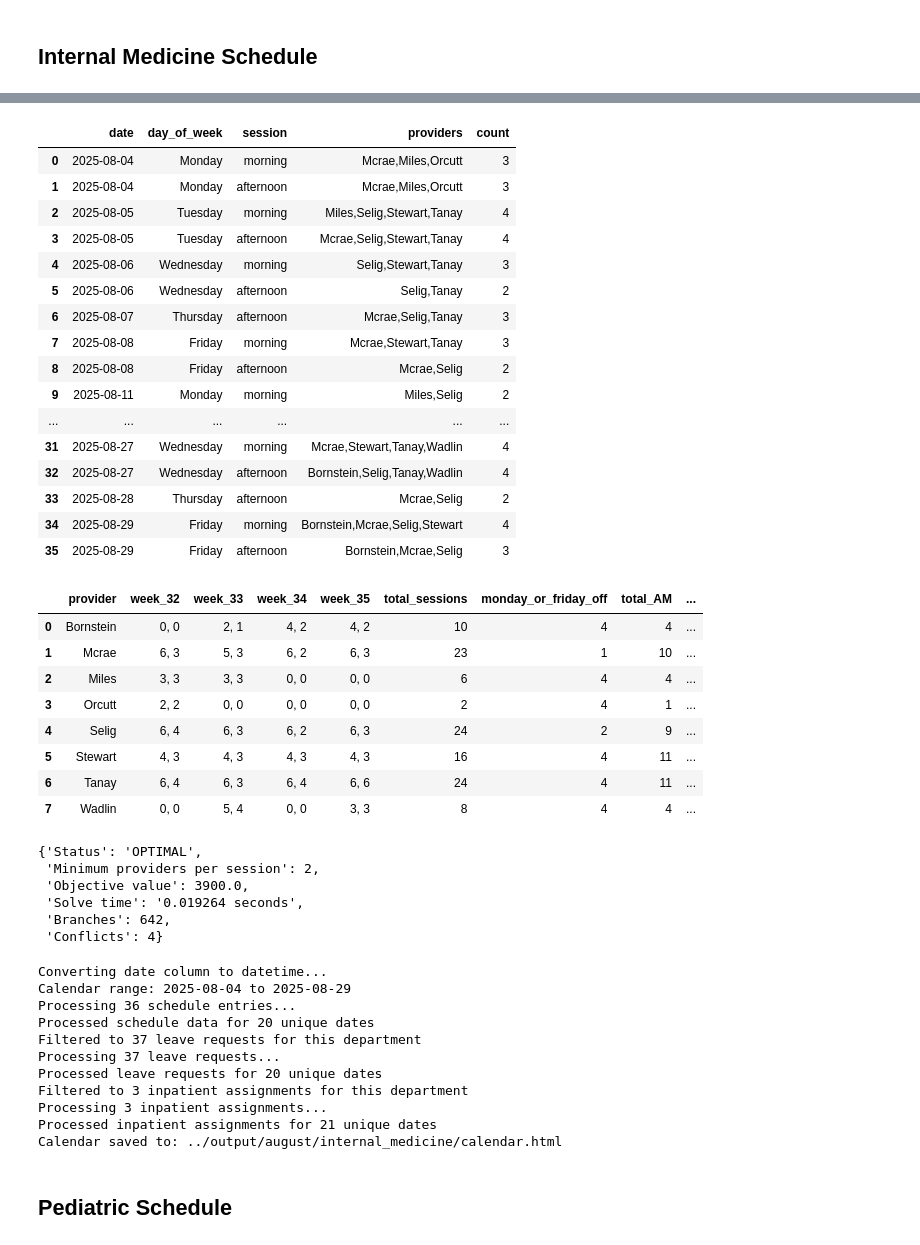
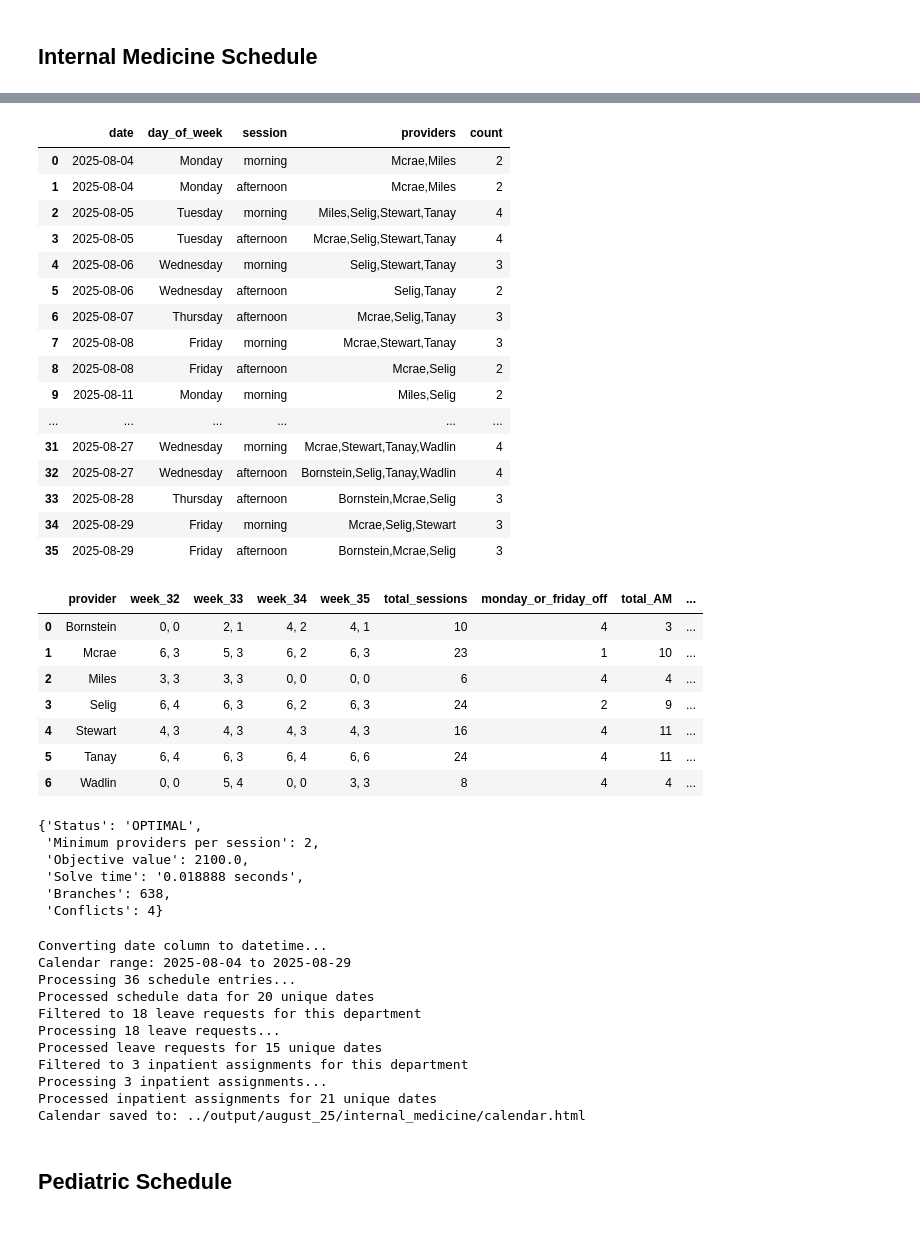
Before and after one commit to xavier-orcutt/chinle-primarycare-scheduler, a Jupyter notebook: notebooks/august_25.ipynb, the cells around one changed output, grey strips where cells are left out. Saved outputs shown, nothing was run; the diff lists cells and outputs as text; code cells hidden in the pictures.

Commit message:
organized output folder for august

```diff
--- a/notebooks/august_schedule.ipynb
+++ b/notebooks/august_25.ipynb
@@ -24,8 +24,8 @@ from utils.calendar_formatter import create_html_calendar
 # %%
 schedule_df, provider_summary_df, solution_status = create_im_schedule(
     config_path = '../config/internal_medicine.yml',
-    leave_requests_path = '../data/leave_requests.csv',
-    inpatient_path = '../data/inpatient.csv',
+    leave_requests_path = '../data/leave_requests_aug_25.csv',
+    inpatient_path = '../data/inpatient_aug_25.csv',
     start_date = date(2025, 8, 4),
     end_date = date(2025, 8, 29),
     min_staffing_search = True,
@@ -47,10 +47,10 @@ schedule_df, provider_summary_df, solution_status = create_im_schedule(
 # %%
-schedule_df.to_csv('../output/august/internal_medicine/schedule_df.csv', index = False)
+schedule_df.to_csv('../output/august_25/internal_medicine/schedule_df.csv', index = False)
 schedule_df
 # %% [output]
 |  | date | day_of_week | session | providers | count |
-| 0 | 2025-08-04 | Monday | morning | Mcrae,Miles,Orcutt | 3 |
-| 1 | 2025-08-04 | Monday | afternoon | Mcrae,Miles,Orcutt | 3 |
+| 0 | 2025-08-04 | Monday | morning | Mcrae,Miles | 2 |
+| 1 | 2025-08-04 | Monday | afternoon | Mcrae,Miles | 2 |
 | 2 | 2025-08-05 | Tuesday | morning | Miles,Selig,Stewart,Tanay | 4 |
 | 3 | 2025-08-05 | Tuesday | afternoon | Mcrae,Selig,Stewart,Tanay | 4 |
 | 4 | 2025-08-06 | Wednesday | morning | Selig,Stewart,Tanay | 3 |
@@ -62,51 +62,50 @@ schedule_df
 | ... | ... | ... | ... | ... | ... |
 | 31 | 2025-08-27 | Wednesday | morning | Mcrae,Stewart,Tanay,Wadlin | 4 |
 | 32 | 2025-08-27 | Wednesday | afternoon | Bornstein,Selig,Tanay,Wadlin | 4 |
-| 33 | 2025-08-28 | Thursday | afternoon | Mcrae,Selig | 2 |
-| 34 | 2025-08-29 | Friday | morning | Bornstein,Mcrae,Selig,Stewart | 4 |
+| 33 | 2025-08-28 | Thursday | afternoon | Bornstein,Mcrae,Selig | 3 |
+| 34 | 2025-08-29 | Friday | morning | Mcrae,Selig,Stewart | 3 |
 | 35 | 2025-08-29 | Friday | afternoon | Bornstein,Mcrae,Selig | 3 |
 # %%
-provider_summary_df.to_csv('../output/august/internal_medicine/provider_summary_df.csv', index = False)
+provider_summary_df.to_csv('../output/august_25/internal_medicine/provider_summary_df.csv', index = False)
 provider_summary_df
 # %% [output]
 |  | provider | week_32 | week_33 | week_34 | week_35 | total_sessions | monday_or_friday_off | total_AM | ... |
-| 0 | Bornstein | 0, 0 | 2, 1 | 4, 2 | 4, 2 | 10 | 4 | 4 | ... |
+| 0 | Bornstein | 0, 0 | 2, 1 | 4, 2 | 4, 1 | 10 | 4 | 3 | ... |
 | 1 | Mcrae | 6, 3 | 5, 3 | 6, 2 | 6, 3 | 23 | 1 | 10 | ... |
 | 2 | Miles | 3, 3 | 3, 3 | 0, 0 | 0, 0 | 6 | 4 | 4 | ... |
-| 3 | Orcutt | 2, 2 | 0, 0 | 0, 0 | 0, 0 | 2 | 4 | 1 | ... |
-| 4 | Selig | 6, 4 | 6, 3 | 6, 2 | 6, 3 | 24 | 2 | 9 | ... |
-| 5 | Stewart | 4, 3 | 4, 3 | 4, 3 | 4, 3 | 16 | 4 | 11 | ... |
-| 6 | Tanay | 6, 4 | 6, 3 | 6, 4 | 6, 6 | 24 | 4 | 11 | ... |
-| 7 | Wadlin | 0, 0 | 5, 4 | 0, 0 | 3, 3 | 8 | 4 | 4 | ... |
+| 3 | Selig | 6, 4 | 6, 3 | 6, 2 | 6, 3 | 24 | 2 | 9 | ... |
+| 4 | Stewart | 4, 3 | 4, 3 | 4, 3 | 4, 3 | 16 | 4 | 11 | ... |
+| 5 | Tanay | 6, 4 | 6, 3 | 6, 4 | 6, 6 | 24 | 4 | 11 | ... |
+| 6 | Wadlin | 0, 0 | 5, 4 | 0, 0 | 3, 3 | 8 | 4 | 4 | ... |
 # %%
 solution_status
 # %% [output]
 {'Status': 'OPTIMAL',
  'Minimum providers per session': 2,
- 'Objective value': 3900.0,
- 'Solve time': '0.019264 seconds',
- 'Branches': 642,
+ 'Objective value': 2100.0,
+ 'Solve time': '0.018888 seconds',
+ 'Branches': 638,
  'Conflicts': 4}
 # %%
 create_html_calendar(schedule_df = schedule_df,
                      config_path = '../config/internal_medicine.yml',
-                     leave_requests_path = '../data/leave_requests.csv',
-                     inpatient_path = '../data/inpatient.csv',
+                     leave_requests_path = '../data/leave_requests_aug_25.csv',
+                     inpatient_path = '../data/inpatient_aug_25.csv',
                      title = 'Internal Medicine Calendar',
-                     output_dir = '../output/august/internal_medicine',
+                     output_dir = '../output/august_25/internal_medicine',
                      filename = 'calendar.html')
 # %% [output]
 Converting date column to datetime...
 Calendar range: 2025-08-04 to 2025-08-29
 Processing 36 schedule entries...
 Processed schedule data for 20 unique dates
-Filtered to 37 leave requests for this department
-Processing 37 leave requests...
-Processed leave requests for 20 unique dates
+Filtered to 18 leave requests for this department
+Processing 18 leave requests...
+Processed leave requests for 15 unique dates
 Filtered to 3 inpatient assignments for this department
 Processing 3 inpatient assignments...
 Processed inpatient assignments for 21 unique dates
-Calendar saved to: ../output/august/internal_medicine/calendar.html
+Calendar saved to: ../output/august_25/internal_medicine/calendar.html
 # %% [markdown]
 ## Pediatric Schedule
 # %%
```
Also changed, not shown: parts of 13 cells of this notebook, 13 other files.
